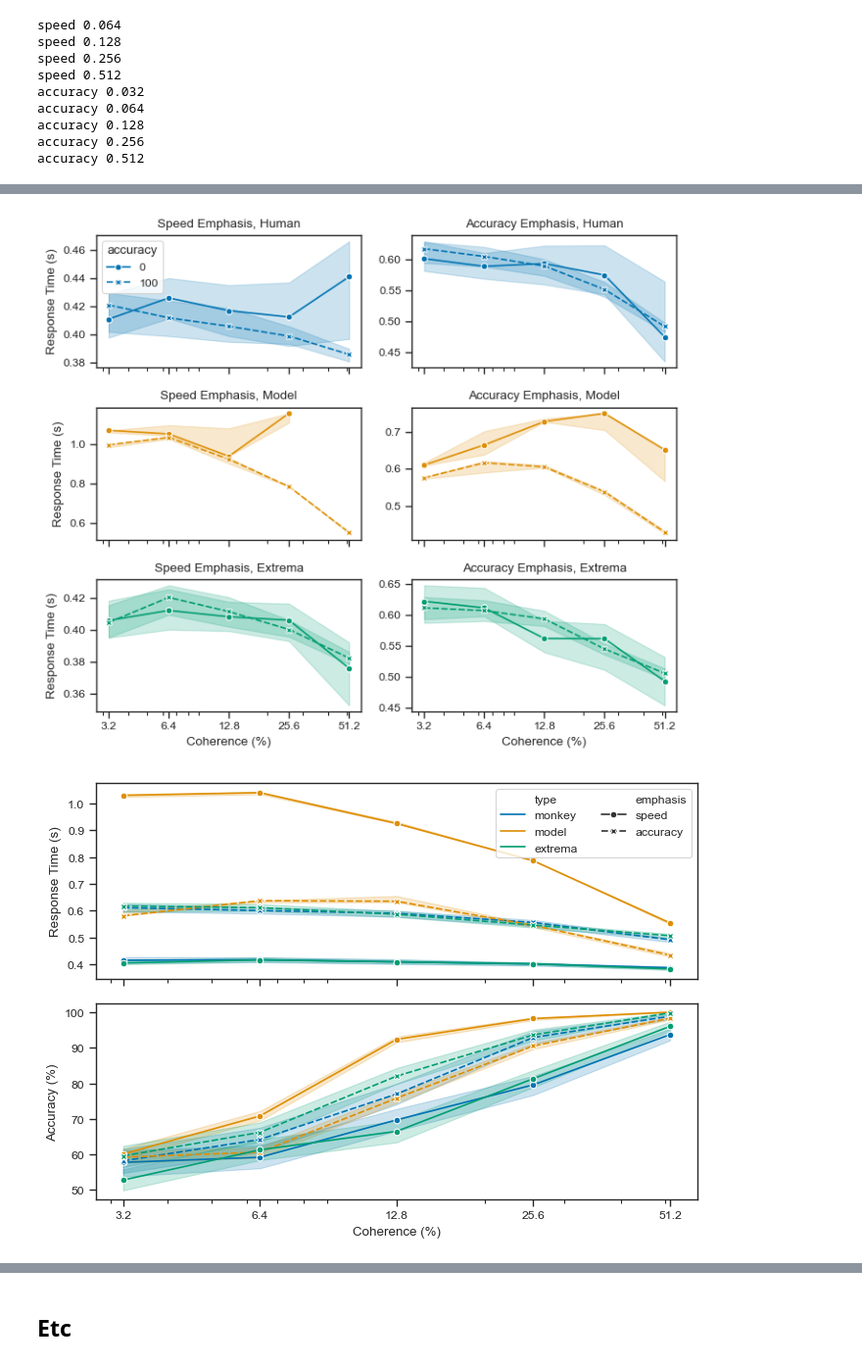
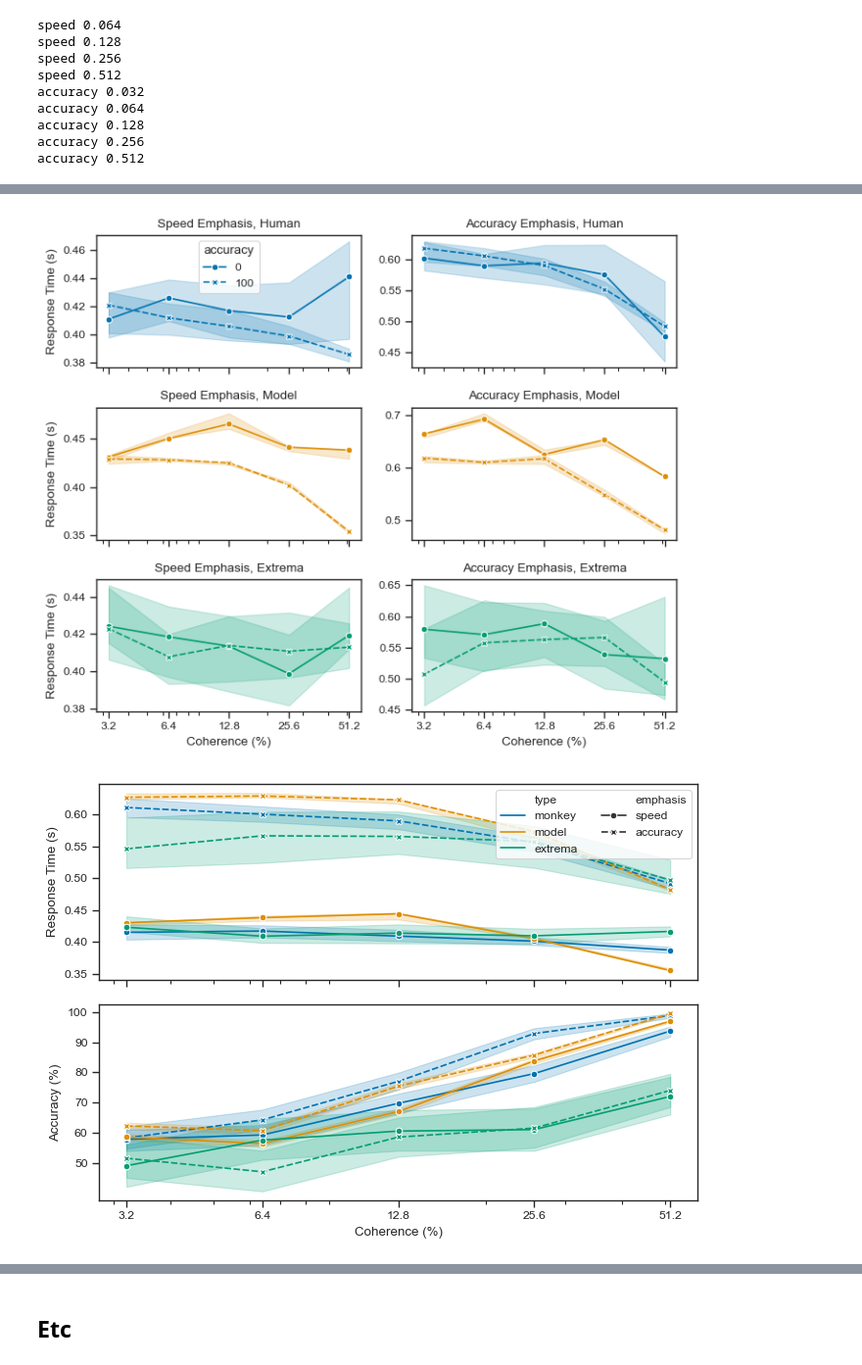
Before and after one commit to psipeter/speed-accuracy-tradeoff, a Jupyter notebook: hanks_compare.ipynb, the cells around one changed output, grey strips where cells are left out. Shown at 98% size. Saved outputs shown, nothing was run; the diff lists cells and outputs as text; code cells hidden in the pictures.

```diff
--- a/hanks_compare.ipynb
+++ b/hanks_compare.ipynb
@@ -359,8 +458,8 @@ plot_RTs("hanks_activity_default", "hanks_extrema_separate", "hanks2014_behavior
 # %%
-plot_correct_incorrect("hanks_activity_default", "hanks_extrema_separate", "hanks2014_behavior")  # "dec27sigma06"
+plot_correct_incorrect("hanks_sim_shared_may21", "hanks_extrema_shared", "hanks2014_behavior")  # "dec27sigma06"
 # %% [output]
-[figure, old version]
+[figure, new version]
 # %%
-plot_sat("hanks_activity_default", "hanks_extrema_separate", "hanks2014_behavior")  # "dec27sigma06"
+plot_sat("hanks_sim_shared_may21", "hanks_extrema_shared", "hanks2014_behavior")  # "dec27sigma06"
 # %% [output]
-[figure, old version]
+[figure, new version]
```
Also changed, not shown: parts of 19 cells of this notebook, 3 other files.
